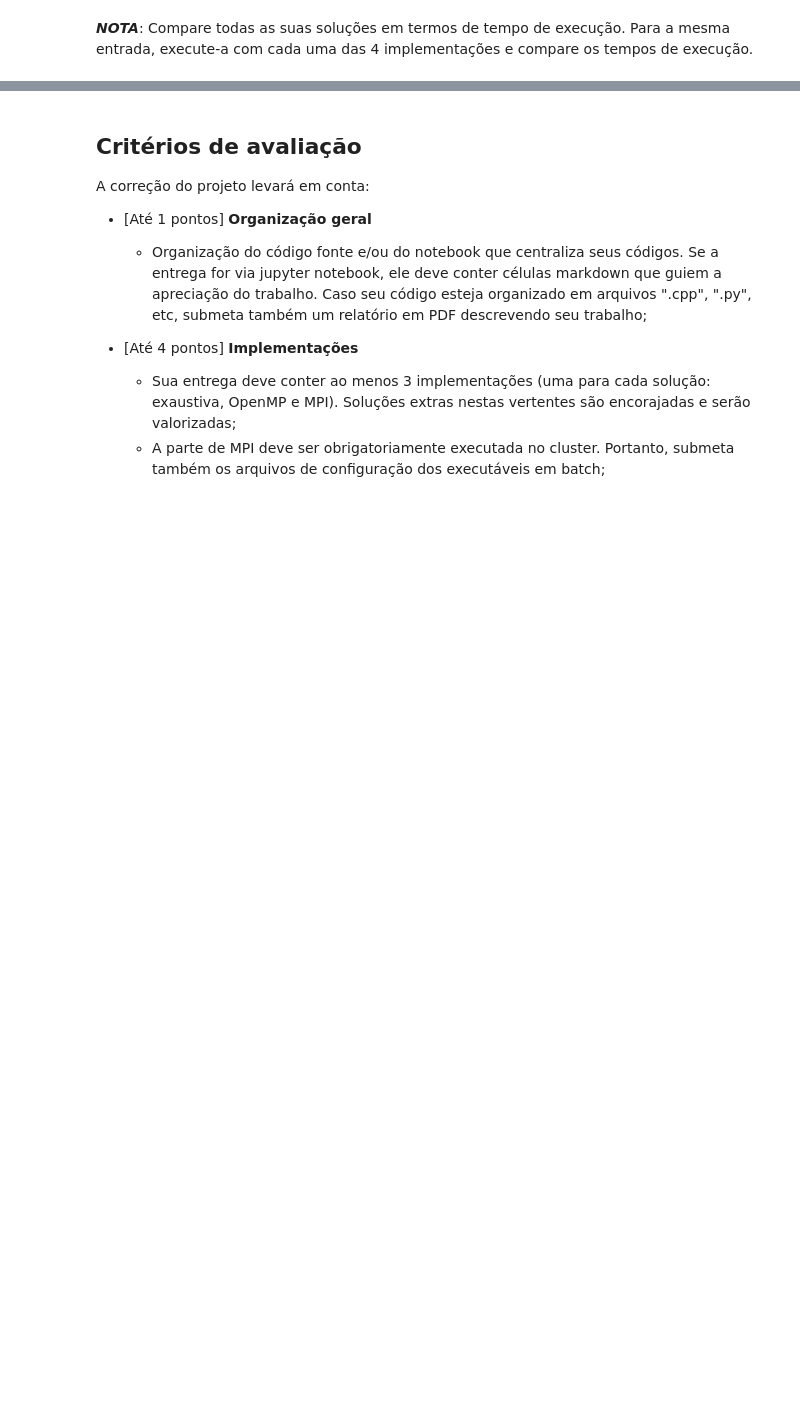
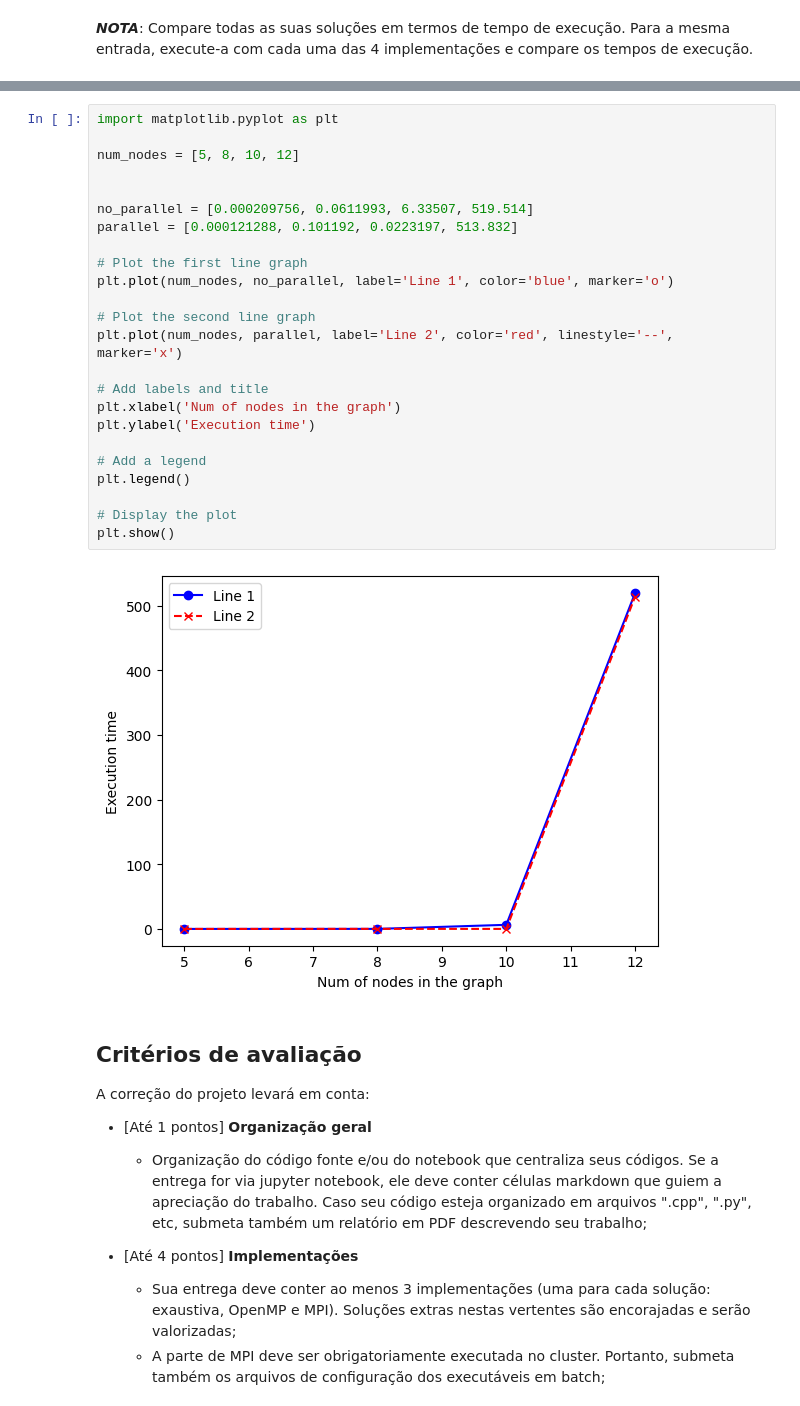
Before and after one commit to Adneycm/vehicle-routing-problem, a Jupyter notebook: vrp_solution.ipynb, the cells around one changed output, grey strips where cells are left out. Drawn from its saved outputs; the diff is of its cells as text; blank space fills up the shorter version.

```diff
--- a/vrp_solution.ipynb
+++ b/vrp_solution.ipynb
@@ -890,3 +1249,29 @@ Nesta etapa do projeto você deve realizar 2 implementações paralelas da sua s
+# %%
+import matplotlib.pyplot as plt
+
+num_nodes = [5, 8, 10, 12]
+
+
+no_parallel = [0.000209756, 0.0611993, 6.33507, 519.514]
+parallel = [0.000121288, 0.101192, 0.0223197, 513.832]
+
+# Plot the first line graph
+plt.plot(num_nodes, no_parallel, label='Line 1', color='blue', marker='o')
+
+# Plot the second line graph
+plt.plot(num_nodes, parallel, label='Line 2', color='red', linestyle='--', marker='x')
+
+# Add labels and title
+plt.xlabel('Num of nodes in the graph')
+plt.ylabel('Execution time')
+
+# Add a legend
+plt.legend()
+
+# Display the plot
+plt.show()
+# %% [output]
+[figure, added]
 # %% [markdown]
 ## Critérios de avaliação
 
```
Also changed, not shown: parts of 5 cells of this notebook, 1 other file.
